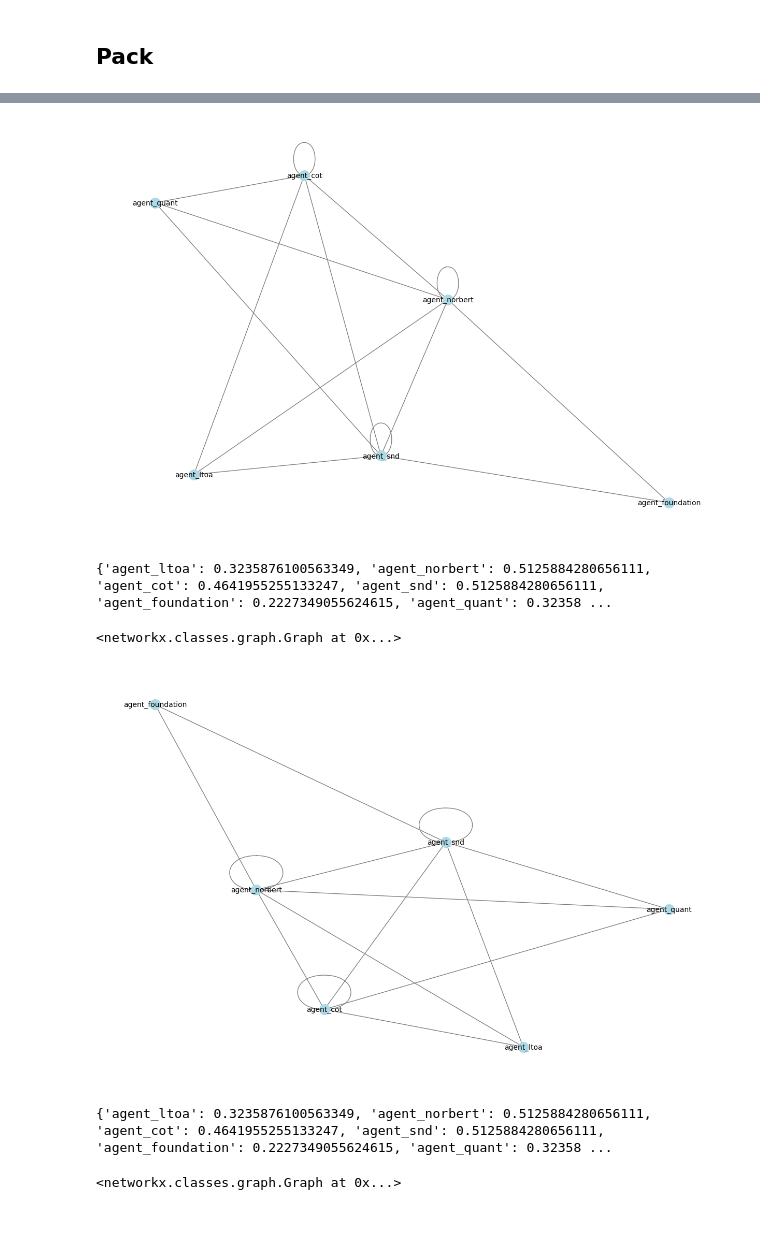
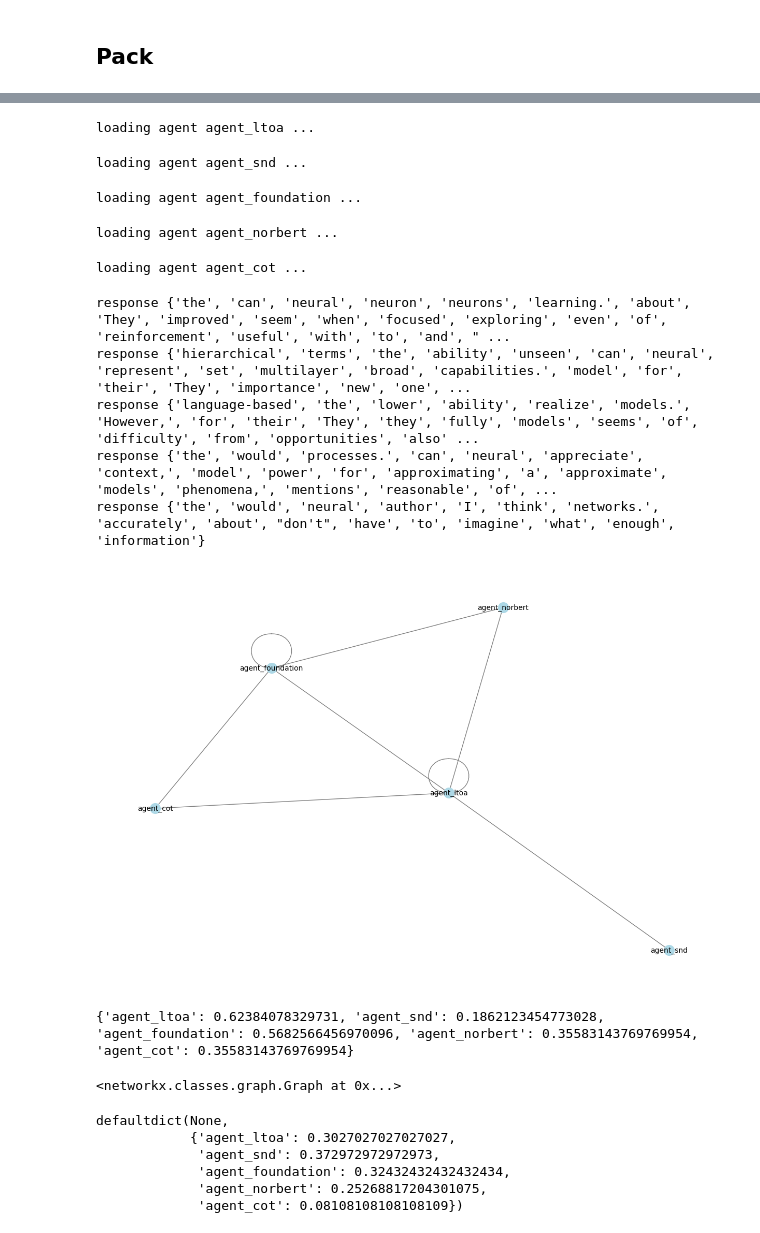
Before and after one commit to LilaShiba/SND_Agents, a Jupyter notebook: explore.ipynb, the cells around one changed output, grey strips where cells are left out. Cells and saved outputs as stored; diff of their text form; code cells hidden in the pictures.

```diff
--- a/explore.ipynb
+++ b/explore.ipynb
@@ -28,19 +30,16 @@ cot_path = "chroma_db/agent_cot"
 
 embedding_params = [
     ["facebook-dpr-ctx_encoder-multiset-base", 200, 25, 0.9],
-    ["facebook-dpr-ctx_encoder-multiset-base", 200, 25, 0.1],
+    ["facebook-dpr-ctx_encoder-multiset-base", 200, 25, 0.9],
     ["facebook-dpr-ctx_encoder-multiset-base", 200, 25, 0.5],
     ["facebook-dpr-ctx_encoder-multiset-base", 200, 25, 0.9],
-    ["facebook-dpr-ctx_encoder-multiset-base", 200, 25, 0.1],
     ["facebook-dpr-ctx_encoder-multiset-base", 200, 25, 0.5],
-    ["facebook-dpr-ctx_encoder-multiset-base", 200, 25, 0.8]
 ]
 # name, path, cot_type, new_bool
 agent_specs = [
     ['agent_ltoa', learning_to_act, 0, True],
     ['agent_snd', system_neural_diversity, 0, True],
     ['agent_foundation', foundational_models, 0, True],
-    ['agent_quant', viz_quant, 0, True],
     ['agent_norbert', norbet_cog, 0, True],
     ['agent_cot', cot_path, 0, True]
 ]
@@ -64,12 +63,3 @@ the path  being used for agent_ltoa is chroma_db/agent_ltoa
 waking up agent agent_norbert
 
 waking up agent agent_cot
-# %%
-edges = test_pack.update_edges(
-    "Imagine how a neuron for a neural network may be reimagined based on the text.")
-# %%
-test_pack.graph()
-# %% [output]
-[figure, removed]
-{'agent_ltoa': 0.3235876100563349, 'agent_norbert': 0.5125884280656111, 'agent_cot': 0.4641955255133247, 'agent_snd': 0.5125884280656111, 'agent_foundation': 0.2227349055624615, 'agent_quant': 0.32358 ...
-<networkx.classes.graph.Graph at 0x...>
@@ -79,6 +66,29 @@ input_layer = Transducer(agents=test_pack.agents,
-# %%
-test_pack.graph()
-# %% [output]
-[figure, removed]
-{'agent_ltoa': 0.3235876100563349, 'agent_norbert': 0.5125884280656111, 'agent_cot': 0.4641955255133247, 'agent_snd': 0.5125884280656111, 'agent_foundation': 0.2227349055624615, 'agent_quant': 0.32358 ...
-<networkx.classes.graph.Graph at 0x...>
+# %%
+input_layer = Transducer(agents=test_pack.agents,
+                         question="Imagine what the author would think about neural networks?")
+
+test_pack.update_edges()
+test_pack.graph()
+# %% [output]
+loading agent agent_ltoa ...
+loading agent agent_snd ...
+loading agent agent_foundation ...
+loading agent agent_norbert ...
+loading agent agent_cot ...
+response {'the', 'can', 'neural', 'neuron', 'neurons', 'learning.', 'about', 'They', 'improved', 'seem', 'when', 'focused', 'exploring', 'even', 'of', 'reinforcement', 'useful', 'with', 'to', 'and', " ...
+response {'hierarchical', 'terms', 'the', 'ability', 'unseen', 'can', 'neural', 'represent', 'set', 'multilayer', 'broad', 'capabilities.', 'model', 'for', 'their', 'They', 'importance', 'new', 'one', ...
+response {'language-based', 'the', 'lower', 'ability', 'realize', 'models.', 'However,', 'for', 'their', 'They', 'they', 'fully', 'models', 'seems', 'of', 'difficulty', 'from', 'opportunities', 'also' ...
+response {'the', 'would', 'processes.', 'can', 'neural', 'appreciate', 'context,', 'model', 'power', 'for', 'approximating', 'a', 'approximate', 'models', 'phenomena,', 'mentions', 'reasonable', 'of', ...
+response {'the', 'would', 'neural', 'author', 'I', 'think', 'networks.', 'accurately', 'about', "don't", 'have', 'to', 'imagine', 'what', 'enough', 'information'}
+[figure, added]
+{'agent_ltoa': 0.62384078329731, 'agent_snd': 0.1862123454773028, 'agent_foundation': 0.5682566456970096, 'agent_norbert': 0.35583143769769954, 'agent_cot': 0.35583143769769954}
+<networkx.classes.graph.Graph at 0x...>
+# %%
+input_layer.jaccard_indices
+# %% [output]
+defaultdict(None,
+            {'agent_ltoa': 0.3027027027027027,
+             'agent_snd': 0.372972972972973,
+             'agent_foundation': 0.32432432432432434,
+             'agent_norbert': 0.25268817204301075,
+             'agent_cot': 0.08108108108108109})
```
Also changed, not shown: parts of 10 cells of this notebook, 4 other files.
